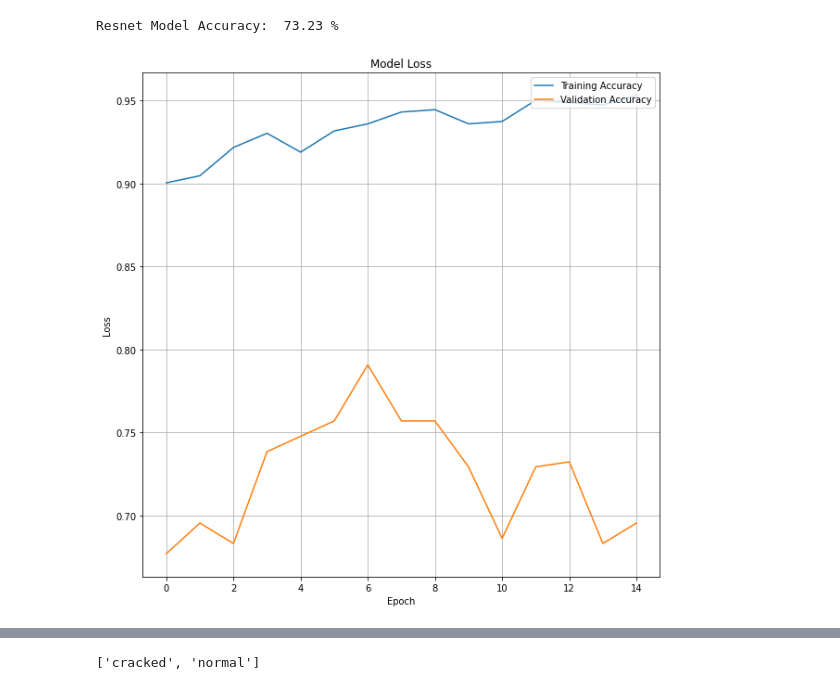
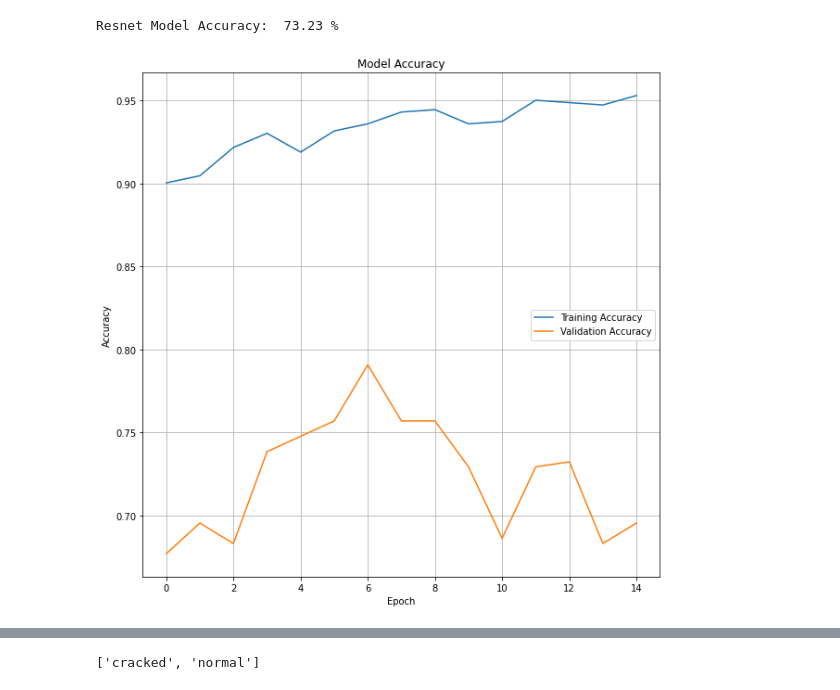
Before and after one commit to skyabi8/DeepLearning-S2, a Jupyter notebook: TP 2.ipynb, the cells around one changed output, grey strips where cells are left out. Cells and saved outputs as stored; diff of their text form; code cells hidden in the pictures.

```diff
--- a/TP 2.ipynb
+++ b/TP 2.ipynb
@@ -221,12 +221,12 @@ Resnet Model Accuracy:  73.23 %
 # %%
 plt.figure(figsize=(10,10))
 plt.plot(history.history['accuracy'], label='Training Accuracy')
 plt.plot(history.history['val_accuracy'], label='Validation Accuracy')
-plt.title('Model Loss')
-plt.ylabel('Loss')
+plt.title('Model Accuracy')
+plt.ylabel('Accuracy')
 plt.xlabel('Epoch')
-plt.legend(loc='upper right')
+plt.legend(loc='center right')
 plt.grid(True)
 plt.show()
 # %% [output]
-[figure, old version]
+[figure, new version]
```
Also changed, not shown: parts of 1 cell of this notebook.
